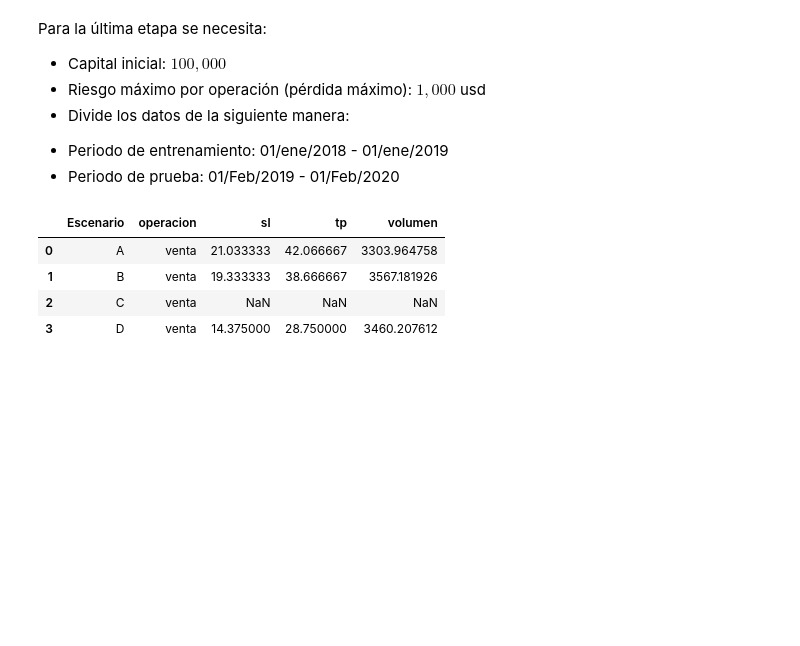
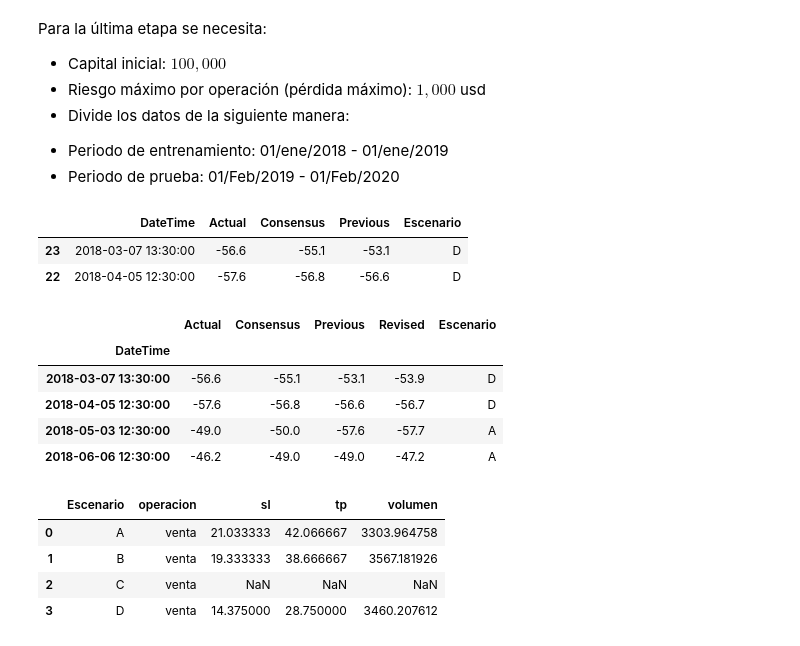
Before and after one commit to jesusalvarezc/FInal_Project, a Jupyter notebook: notebook_final.ipynb, the cells around one changed output. Drawn from its saved outputs; the diff is of its cells as text; code cells hidden in the pictures; blank space fills up the shorter version.

```diff
--- a/notebook_final.ipynb
+++ b/notebook_final.ipynb
@@ -496,6 +496,21 @@ Para la última etapa se necesita:
 - Divide los datos de la siguiente manera:
  * Periodo de entrenamiento: 01/ene/2018 - 01/ene/2019
  * Periodo de prueba: 01/Feb/2019 - 01/Feb/2020
+# %%
+ind.drop(['Revised'], axis=1).head(2)
+# %% [output]
+|  | DateTime | Actual | Consensus | Previous | Escenario |
+| 23 | 2018-03-07 13:30:00 | -56.6 | -55.1 | -53.1 | D |
+| 22 | 2018-04-05 12:30:00 | -57.6 | -56.8 | -56.6 | D |
+# %%
+ind.set_index('DateTime').head(4)
+# %% [output]
+|  | Actual | Consensus | Previous | Revised | Escenario |
+| DateTime |  |  |  |  |  |
+| 2018-03-07 13:30:00 | -56.6 | -55.1 | -53.1 | -53.9 | D |
+| 2018-04-05 12:30:00 | -57.6 | -56.8 | -56.6 | -56.7 | D |
+| 2018-05-03 12:30:00 | -49.0 | -50.0 | -57.6 | -57.7 | A |
+| 2018-06-06 12:30:00 | -46.2 | -49.0 | -49.0 | -47.2 | A |
 # %%
 deciciones = fn.deciciones(metric)
 deciciones
```
Also changed, not shown: parts of 6 cells of this notebook, 1 other file.
